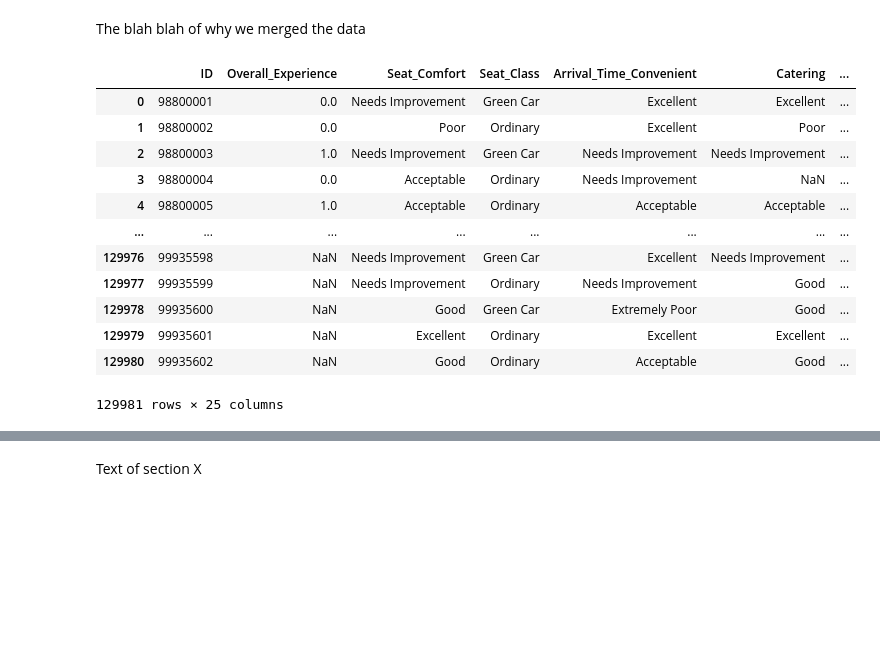
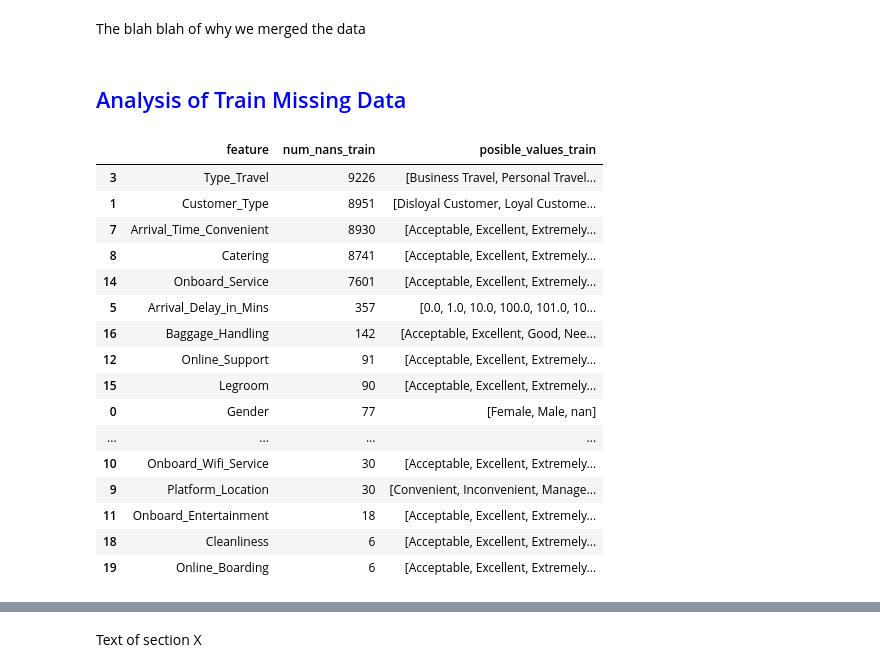
Before and after one commit to contreras-juan/kinki_adsp, a Jupyter notebook: notebooks/0_EDA/1_EDA_dani.ipynb, the cells around one changed output, grey strips where cells are left out. Cells and saved outputs as stored; diff of their text form; code cells hidden in the pictures; blank space fills up the shorter version.

```diff
--- a/notebooks/0_EDA/1_EDA_dani.ipynb
+++ b/notebooks/0_EDA/1_EDA_dani.ipynb
@@ -36,24 +37,3 @@ warnings.filterwarnings('ignore')
 ## <span style="color:blue">Read Full Data</span>
 # %% [markdown]
 The blah blah of why we merged the data
-# %%
-train_df = pd.read_csv('../input/train/data_merged.csv', sep=';')
-test_df = pd.read_csv('../input/test/data_merged.csv', sep=';')
-
-df = pd.concat([train_df, test_df])
-df.reset_index(drop=True, inplace=True)
-df
-# %% [output]
-|  | ID | Overall_Experience | Seat_Comfort | Seat_Class | Arrival_Time_Convenient | Catering | ... |
-| 0 | 98800001 | 0.0 | Needs Improvement | Green Car | Excellent | Excellent | ... |
-| 1 | 98800002 | 0.0 | Poor | Ordinary | Excellent | Poor | ... |
-| 2 | 98800003 | 1.0 | Needs Improvement | Green Car | Needs Improvement | Needs Improvement | ... |
-| 3 | 98800004 | 0.0 | Acceptable | Ordinary | Needs Improvement | NaN | ... |
-| 4 | 98800005 | 1.0 | Acceptable | Ordinary | Acceptable | Acceptable | ... |
-| ... | ... | ... | ... | ... | ... | ... | ... |
-| 129976 | 99935598 | NaN | Needs Improvement | Green Car | Excellent | Needs Improvement | ... |
-| 129977 | 99935599 | NaN | Needs Improvement | Ordinary | Needs Improvement | Good | ... |
-| 129978 | 99935600 | NaN | Good | Green Car | Extremely Poor | Good | ... |
-| 129979 | 99935601 | NaN | Excellent | Ordinary | Excellent | Excellent | ... |
-| 129980 | 99935602 | NaN | Good | Ordinary | Acceptable | Good | ... |
-129981 rows × 25 columns
@@ -59,0 +43,28 @@ df
+# %% [markdown]
+## <span style="color:blue">Analysis of Train Missing Data</span>
+# %%
+data_missing = []
+for col in train_df.columns:
+    if train_df[col].isna().any():
+        data_missing.append([col, train_df[col].isna().sum(), sorted(train_df[col].astype(str).unique())])
+
+train_missing_analysis = pd.DataFrame(data_missing, columns=["feature", "num_nans_train", "posible_values_train"])
+train_missing_analysis.sort_values(by="num_nans_train", ascending=False)
+# %% [output]
+|  | feature | num_nans_train | posible_values_train |
+| 3 | Type_Travel | 9226 | [Business Travel, Personal Travel... |
+| 1 | Customer_Type | 8951 | [Disloyal Customer, Loyal Custome... |
+| 7 | Arrival_Time_Convenient | 8930 | [Acceptable, Excellent, Extremely... |
+| 8 | Catering | 8741 | [Acceptable, Excellent, Extremely... |
+| 14 | Onboard_Service | 7601 | [Acceptable, Excellent, Extremely... |
+| 5 | Arrival_Delay_in_Mins | 357 | [0.0, 1.0, 10.0, 100.0, 101.0, 10... |
+| 16 | Baggage_Handling | 142 | [Acceptable, Excellent, Good, Nee... |
+| 12 | Online_Support | 91 | [Acceptable, Excellent, Extremely... |
+| 15 | Legroom | 90 | [Acceptable, Excellent, Extremely... |
+| 0 | Gender | 77 | [Female, Male, nan] |
+| ... | ... | ... | ... |
+| 10 | Onboard_Wifi_Service | 30 | [Acceptable, Excellent, Extremely... |
+| 9 | Platform_Location | 30 | [Convenient, Inconvenient, Manage... |
+| 11 | Onboard_Entertainment | 18 | [Acceptable, Excellent, Extremely... |
+| 18 | Cleanliness | 6 | [Acceptable, Excellent, Extremely... |
+| 19 | Online_Boarding | 6 | [Acceptable, Excellent, Extremely... |
```
Also changed, not shown: parts of 14 cells of this notebook.
